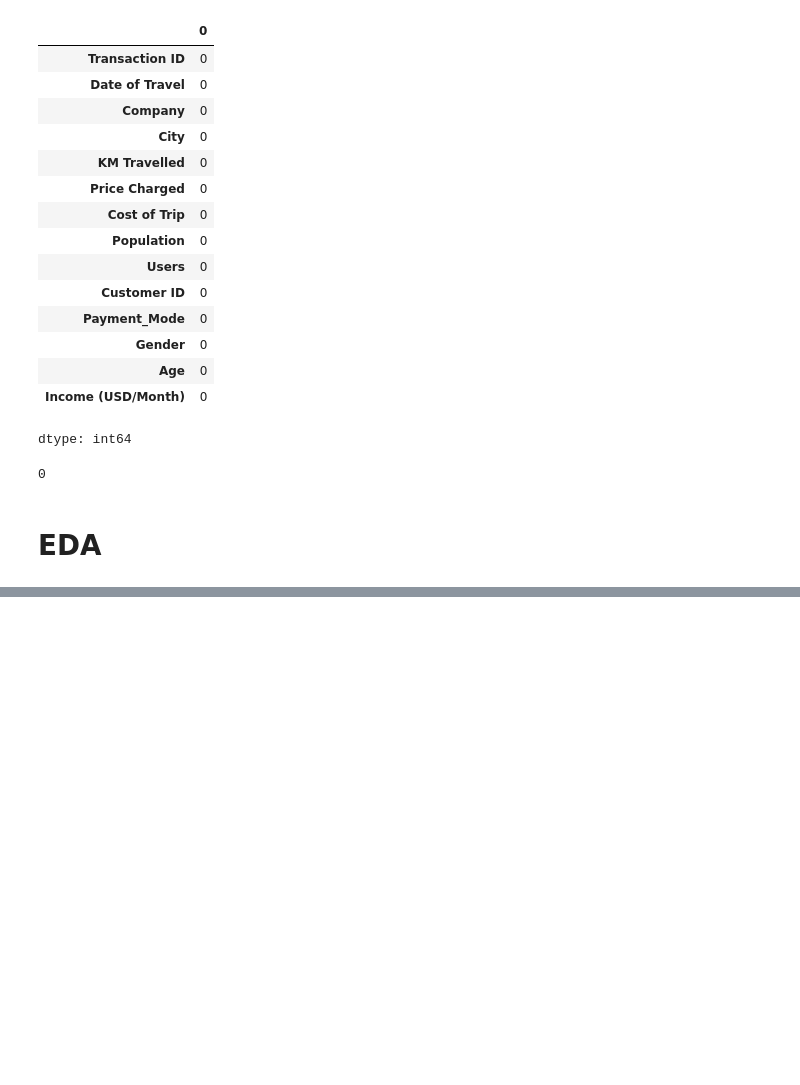
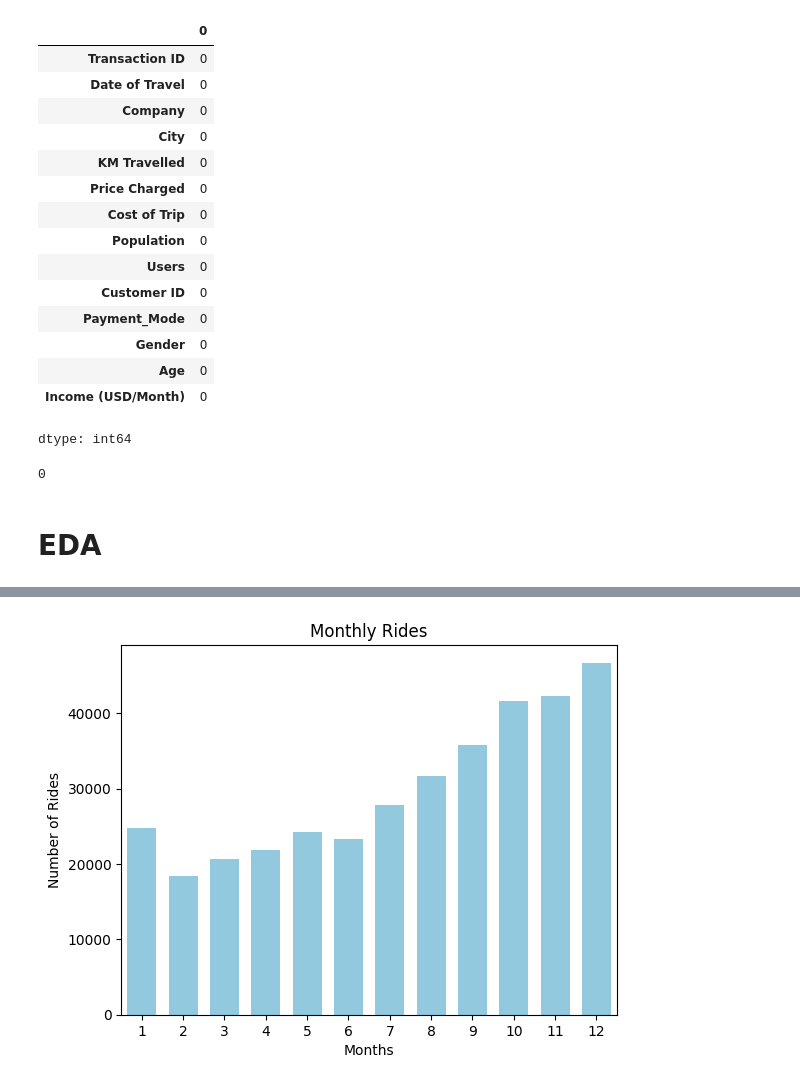
Before and after one commit to chjameskumar/Week-2, a Jupyter notebook: G2M_insight_for_Cab_Investment_firm.ipynb, the cells around one changed output, grey strips where cells are left out. Drawn from its saved outputs; the diff is of its cells as text; code cells hidden in the pictures; blank space fills up the shorter version.

```diff
--- a/G2M_insight_for_Cab_Investment_firm.ipynb
+++ b/G2M_insight_for_Cab_Investment_firm.ipynb
@@ -435,0 +466,13 @@ df.duplicated().sum()
+# %%
+df_monthly = df.copy()
+df_monthly["month"] = df_monthly["Date of Travel"].dt.month
+transaction_count = df_monthly.groupby("month")["Transaction ID"].count().reset_index()
+
+sns.barplot(data=transaction_count, x="month", y="Transaction ID", width=0.7, color="skyblue")
+
+plt.title("Monthly Rides")
+plt.xlabel("Months")
+plt.ylabel("Number of Rides")
+plt.show()
+# %% [output]
+[figure, added]
```
Also changed, not shown: parts of 6 cells of this notebook.
